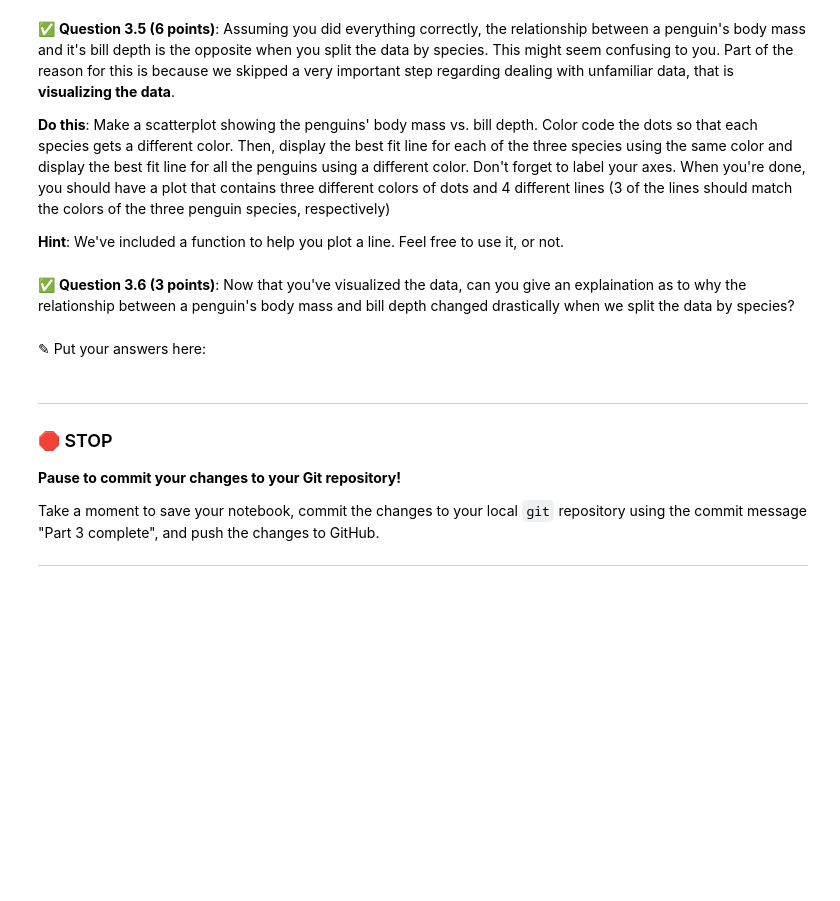
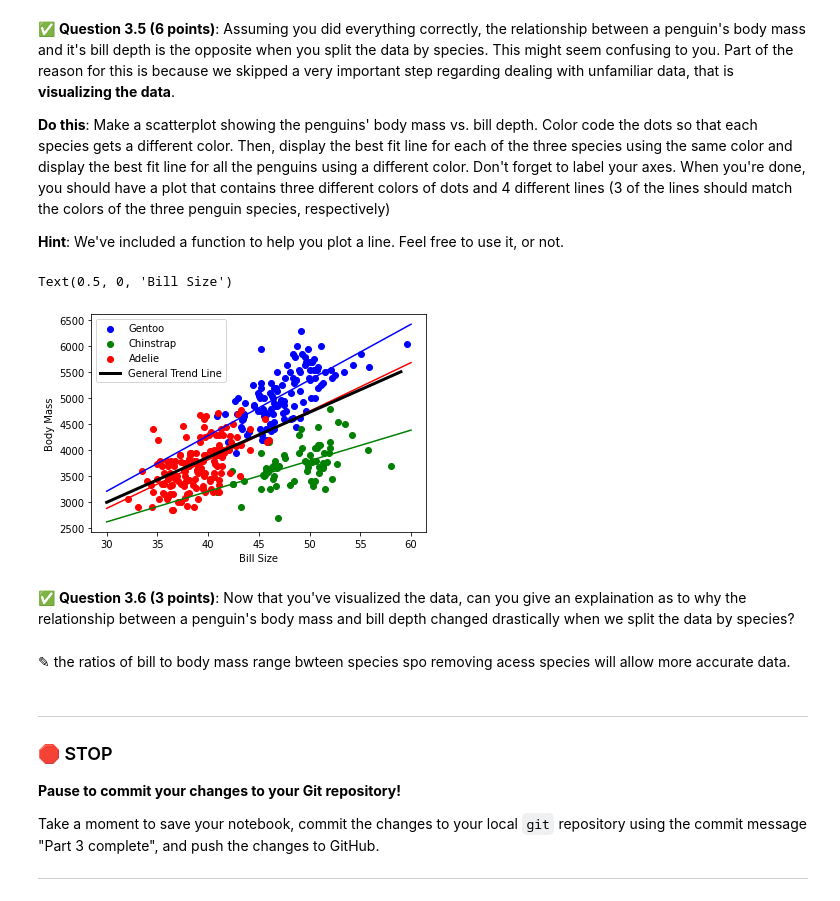
Before and after one commit to ryn-vw/CMSE202-f23-turnin, a Jupyter notebook: HW-3/HW-03_Ryn VW.ipynb, the cells around one changed output. Cells and saved outputs as stored; diff of their text form; code cells hidden in the pictures; blank space fills up the shorter version.

```diff
--- a/HW-3/HW-03_Ryn VW.ipynb
+++ b/HW-3/HW-03_Ryn VW.ipynb
@@ -186,0 +214,10 @@ Notes:
+# %%
+# Put your code here
+c_body_mass=smaller_datasets['Chinstrap']['body_mass_g']
+c_bill_depth=smaller_datasets['Chinstrap']['bill_length_mm']
+model_perfect = sm.OLS(c_body_mass, c_bill_depth )  # make the model
+results = model_perfect.fit()         # run the OLS fit
+x_with_cnst = sm.add_constant(c_bill_depth)
+model = sm.OLS(c_body_mass, x_with_cnst)
+results = model.fit()
+results.summary()
@@ -190,0 +246,10 @@ Notes:
+# %%
+# Put your code here
+g_body_mass=smaller_datasets['Gentoo']['body_mass_g']
+g_bill_depth=smaller_datasets['Gentoo']['bill_length_mm']
+model_perfect = sm.OLS(g_body_mass, g_bill_depth )  # make the model
+results = model_perfect.fit()         # run the OLS fit
+x_with_cnst = sm.add_constant(g_bill_depth)
+model = sm.OLS(g_body_mass, x_with_cnst)
+results = model.fit()
+results.summary()
@@ -216,7 +292,34 @@ def plot_line(slope, intercept, xmin, xmax, color):
+# %%
+# Put your code here
+x=[]
+y=[]
+for k in range(30,60,1):
+    x.append(k)
+    l=(86.82)*k + 389
+    y.append(l)
+import matplotlib.pyplot as plt
+import numpy as np
+def plot_line(slope, intercept, xmin, xmax, color):
+    xline = np.array([xmin,xmax])
+    yline = slope*xline+intercept
+    plt.plot(xline,yline,color)
+plt.scatter(g_bill_depth, g_body_mass, label='Gentoo', color='blue')
+plot_line(107.34,-12.7, 30, 60, 'blue')
+plt.scatter(c_bill_depth, c_body_mass, label='Chinstrap', color='green')
+plot_line(59,846, 30, 60, 'green')
+plt.scatter(a_bill_depth, a_body_mass, label='Adelie', color='red')
+plot_line(93.7, 66, 30, 60, 'red')
+plt.plot(x,y, color='black', linewidth=3, label='General Trend Line')
+plt.legend()
+plt.ylabel('Body Mass')
+plt.xlabel('Bill Size')
+# %% [output]
+Text(0.5, 0, 'Bill Size')
+[figure, added]
 # %% [markdown]
 &#9989;  **Question 3.6 (3 points)**: Now that you've visualized the data, can you give an explaination as to why the relationship between a penguin's body mass and bill depth changed drastically when we split the data by species?
-# %% [markdown]
-<font size=+3>&#9998;</font> Put your answers here:
+# %% [markdown]
+<font size=+3>&#9998;</font> the ratios of bill to body mass range bwteen species spo removing acess species will allow more accurate data.
 # %% [markdown]
 ---
 ### &#128721; STOP
```
Also changed, not shown: parts of 11 cells of this notebook.
